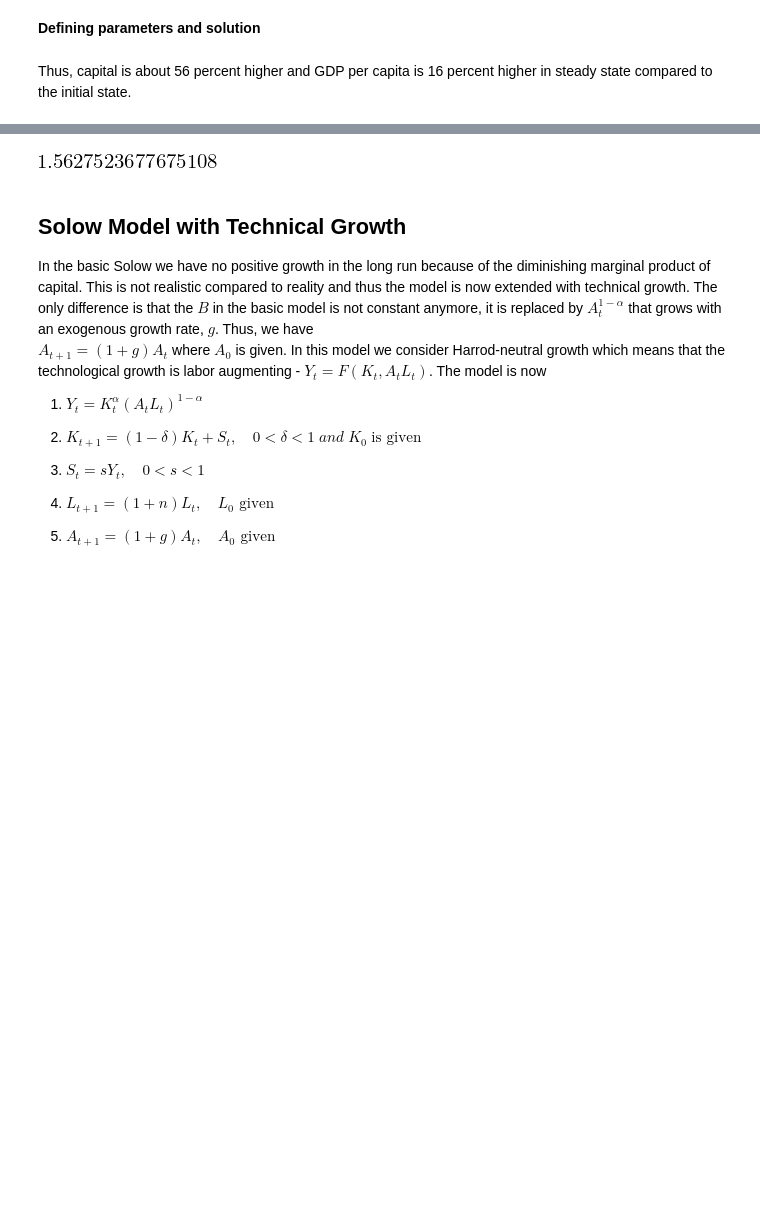
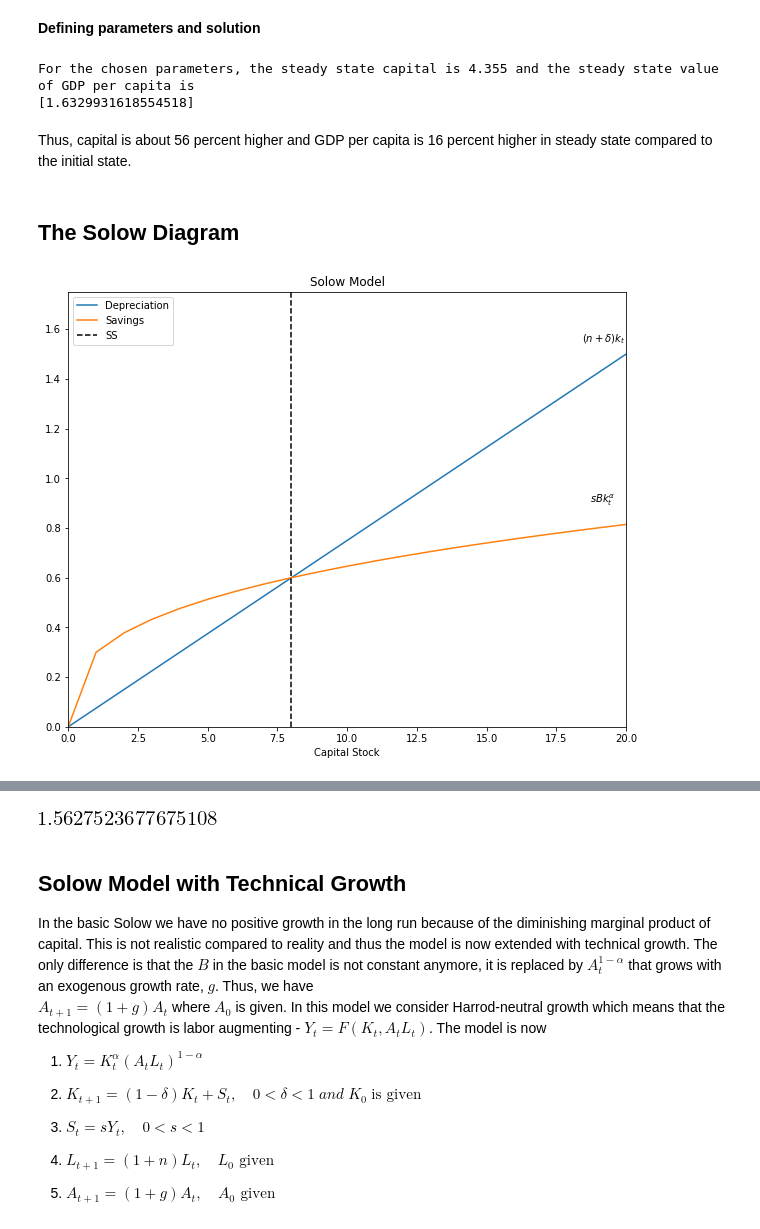
Before and after one commit to NumEconCopenhagen/projects-2019-adu, a Jupyter notebook: modelproject/modelproject.ipynb, the cells around one changed output, grey strips where cells are left out. Drawn from its saved outputs; the diff is of its cells as text; code cells hidden in the pictures; blank space fills up the shorter version.

```diff
--- a/modelproject/modelproject.ipynb
+++ b/modelproject/modelproject.ipynb
@@ -94,9 +101,56 @@ ssk_val
 ssy_val = ssy_sol(alpha,delta,s,B,n)
 
 # Printing result
-print(f'The steady state capital is {ssk_val:.3f} and the steady state value of GDP per capita is')
+print(f'For the chosen parameters, the steady state capital is {ssk_val:.3f} and the steady state value of GDP per capita is')
 print(ssy_val)
+# %% [output]
+For the chosen parameters, the steady state capital is 4.355 and the steady state value of GDP per capita is
+[1.6329931618554518]
 # %% [markdown]
 Thus, capital is about 56 percent higher and GDP per capita is 16 percent higher in steady state compared to the initial state.
+# %% [markdown]
+## The Solow Diagram
+# %%
+# Create model domain and empty array for values of K
+K_size = 50
+kt = np.arange(K_size)
+
+# Parameters
+alpha = 1/3
+delta = 0.05
+s = 0.3
+B = 1
+n = 0.025
+
+# Defining CD-function
+def GDP(kt):
+    y = B * (kt)**(alpha)
+    return y
+
+# Defining equations for diagram
+y = GDP(kt)
+dep = (delta+n)*kt
+S = s*B*kt**alpha
+
+# Defining steady state expressions
+ssk = (B**(1/(1-alpha))*(s/(n+delta))**(1/(1-alpha)))
+ssy = (B**(1/(1-alpha))*(s/(n+delta))**(alpha/(1-alpha)))
+
+# Plotting the Solow Diagram
+y_max = np.max(y)
+v = [0, 20, 0, 1.75]
+
+fig, ax = plt.subplots(figsize=(10, 8))
+ax.plot(kt, dep, ls = '-', label="Depreciation")
+ax.plot(kt, S, ls = '-', label="Savings")
+ax.set(title="Solow Model", xlabel="Capital Stock")
+plt.text(18.4, 1.55,  r'$ (n+\delta)k_t$')
+plt.text(18.7,.9, r'$sBk_t^\alpha$')
+plt.axvline(x = ssk, ls = "--", color = 'k', label='SS')
+plt.legend(loc=2)
+plt.axis(v)
+plt.show()
+# %% [output]
+[figure, added]
 # %% [markdown]
 ## Plotting the convergence to Steady State
```
Also changed, not shown: parts of 8 cells of this notebook.
